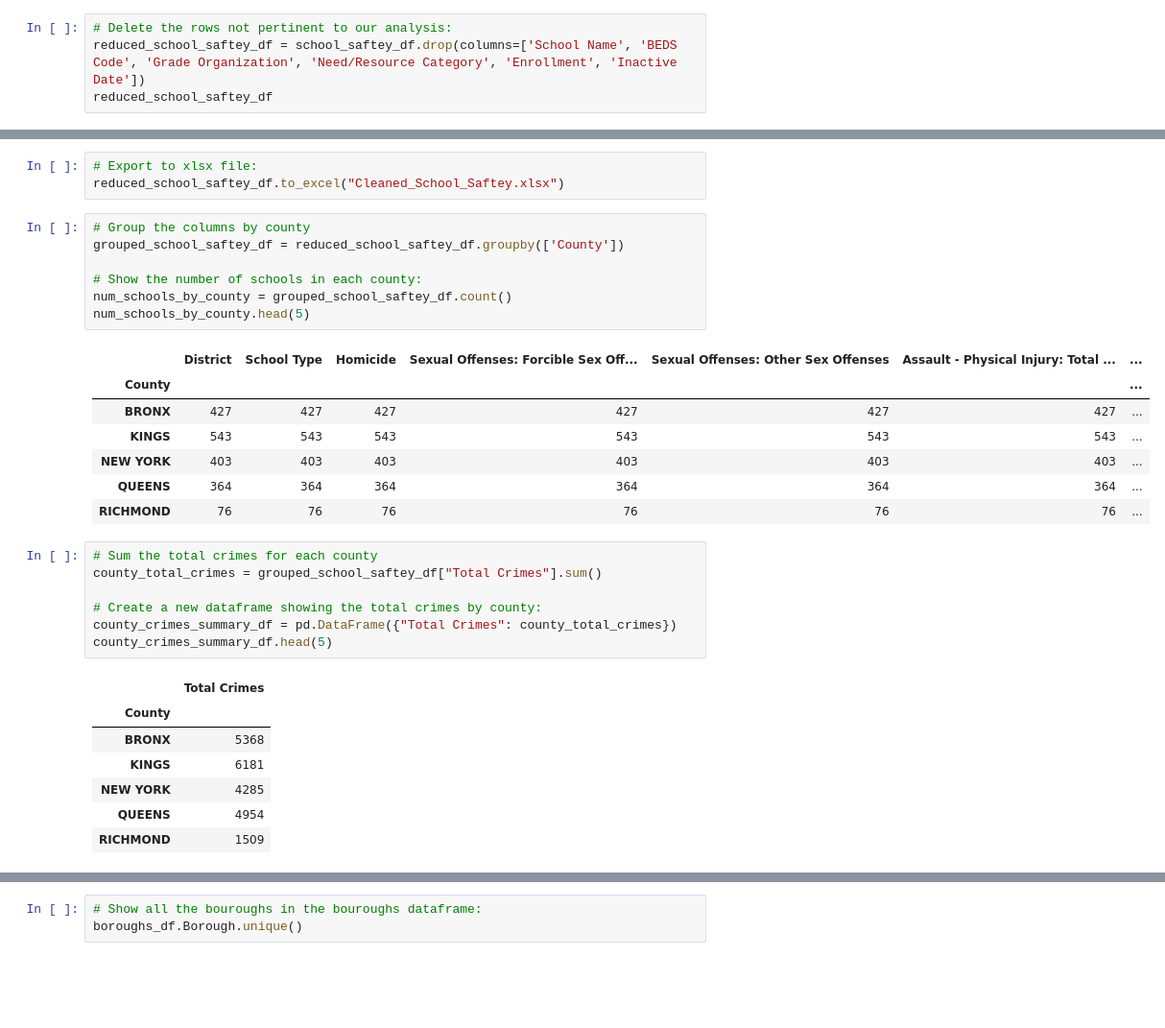
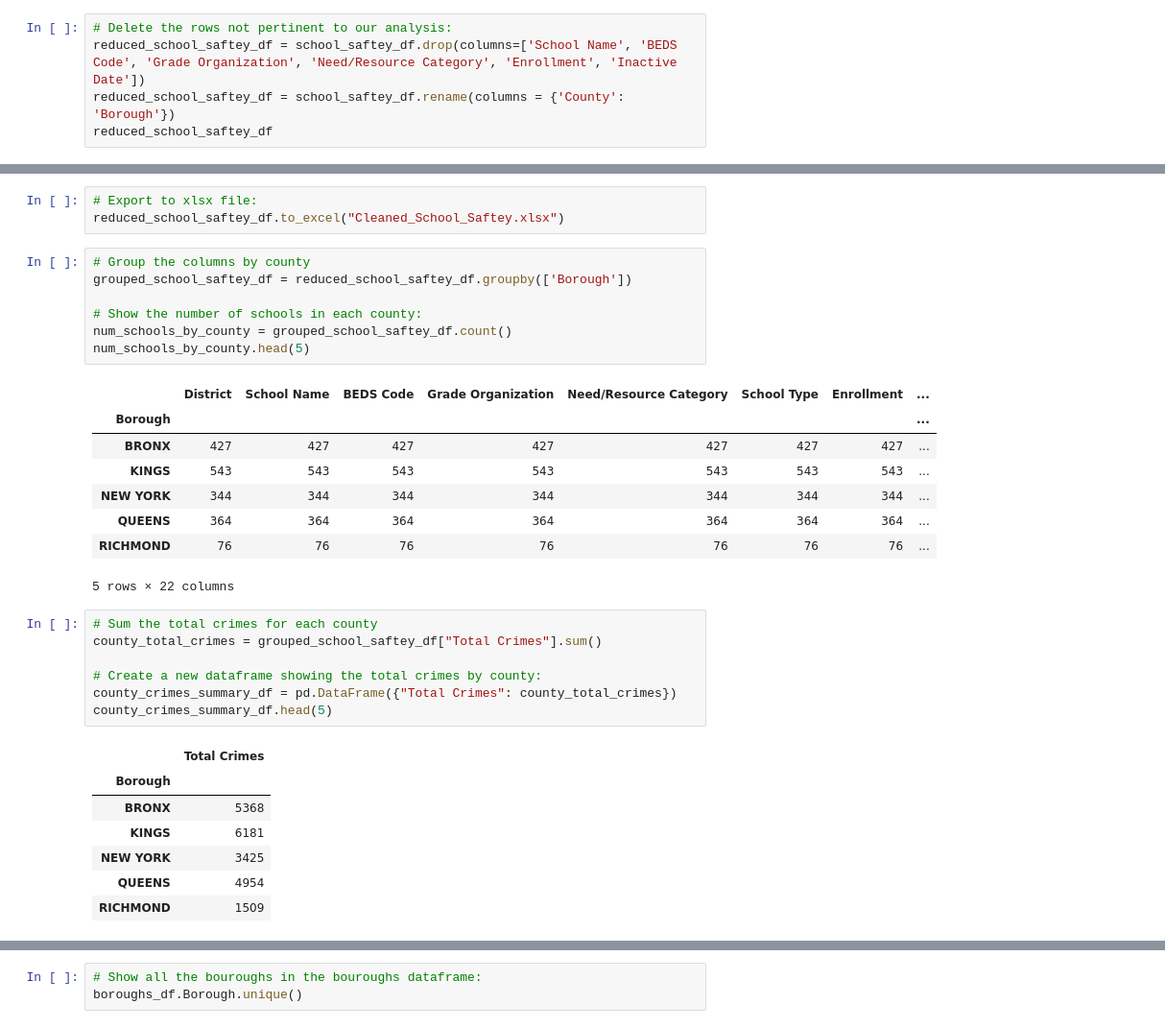
Before and after one commit to kimcrine/project_1, a Jupyter notebook: School_Saftey_Analysis.ipynb, the cells around one changed output, grey strips where cells are left out. Shown at 96% size. Drawn from its saved outputs; the diff is of its cells as text; blank space fills up the shorter version.

```diff
--- a/School_Saftey_Analysis.ipynb
+++ b/School_Saftey_Analysis.ipynb
@@ -21,5 +21,6 @@ school_saftey_df.head()
 # %%
 # Delete the rows not pertinent to our analysis:
 reduced_school_saftey_df = school_saftey_df.drop(columns=['School Name', 'BEDS Code', 'Grade Organization', 'Need/Resource Category', 'Enrollment', 'Inactive Date'])
+reduced_school_saftey_df = school_saftey_df.rename(columns = {'County': 'Borough'})
 reduced_school_saftey_df
 # %% [output]
@@ -71,19 +72,20 @@ reduced_school_saftey_df
 reduced_school_saftey_df.to_excel("Cleaned_School_Saftey.xlsx")
 # %%
 # Group the columns by county
-grouped_school_saftey_df = reduced_school_saftey_df.groupby(['County'])
+grouped_school_saftey_df = reduced_school_saftey_df.groupby(['Borough'])
 
 # Show the number of schools in each county:
 num_schools_by_county = grouped_school_saftey_df.count()
 num_schools_by_county.head(5)
 # %% [output]
-|  | District | School Type | Homicide | Sexual Offenses: Forcible Sex Off... | Sexual Offenses: Other Sex Offenses | Assault - Physical Injury: Total ... | ... |
-| County |  |  |  |  |  |  | ... |
-| BRONX | 427 | 427 | 427 | 427 | 427 | 427 | ... |
-| KINGS | 543 | 543 | 543 | 543 | 543 | 543 | ... |
-| NEW YORK | 403 | 403 | 403 | 403 | 403 | 403 | ... |
-| QUEENS | 364 | 364 | 364 | 364 | 364 | 364 | ... |
-| RICHMOND | 76 | 76 | 76 | 76 | 76 | 76 | ... |
+|  | District | School Name | BEDS Code | Grade Organization | Need/Resource Category | School Type | Enrollment | ... |
+| Borough |  |  |  |  |  |  |  | ... |
+| BRONX | 427 | 427 | 427 | 427 | 427 | 427 | 427 | ... |
+| KINGS | 543 | 543 | 543 | 543 | 543 | 543 | 543 | ... |
+| NEW YORK | 344 | 344 | 344 | 344 | 344 | 344 | 344 | ... |
+| QUEENS | 364 | 364 | 364 | 364 | 364 | 364 | 364 | ... |
+| RICHMOND | 76 | 76 | 76 | 76 | 76 | 76 | 76 | ... |
+5 rows × 22 columns
 # %%
 # Sum the total crimes for each county
 county_total_crimes = grouped_school_saftey_df["Total Crimes"].sum()
@@ -93,10 +95,10 @@ county_crimes_summary_df = pd.DataFrame({"Total Crimes": county_total_crimes})
 county_crimes_summary_df.head(5)
 # %% [output]
 |  | Total Crimes |
-| County |  |
+| Borough |  |
 | BRONX | 5368 |
 | KINGS | 6181 |
-| NEW YORK | 4285 |
+| NEW YORK | 3425 |
 | QUEENS | 4954 |
 | RICHMOND | 1509 |
 # %%
```
Also changed, not shown: parts of 7 cells of this notebook.
